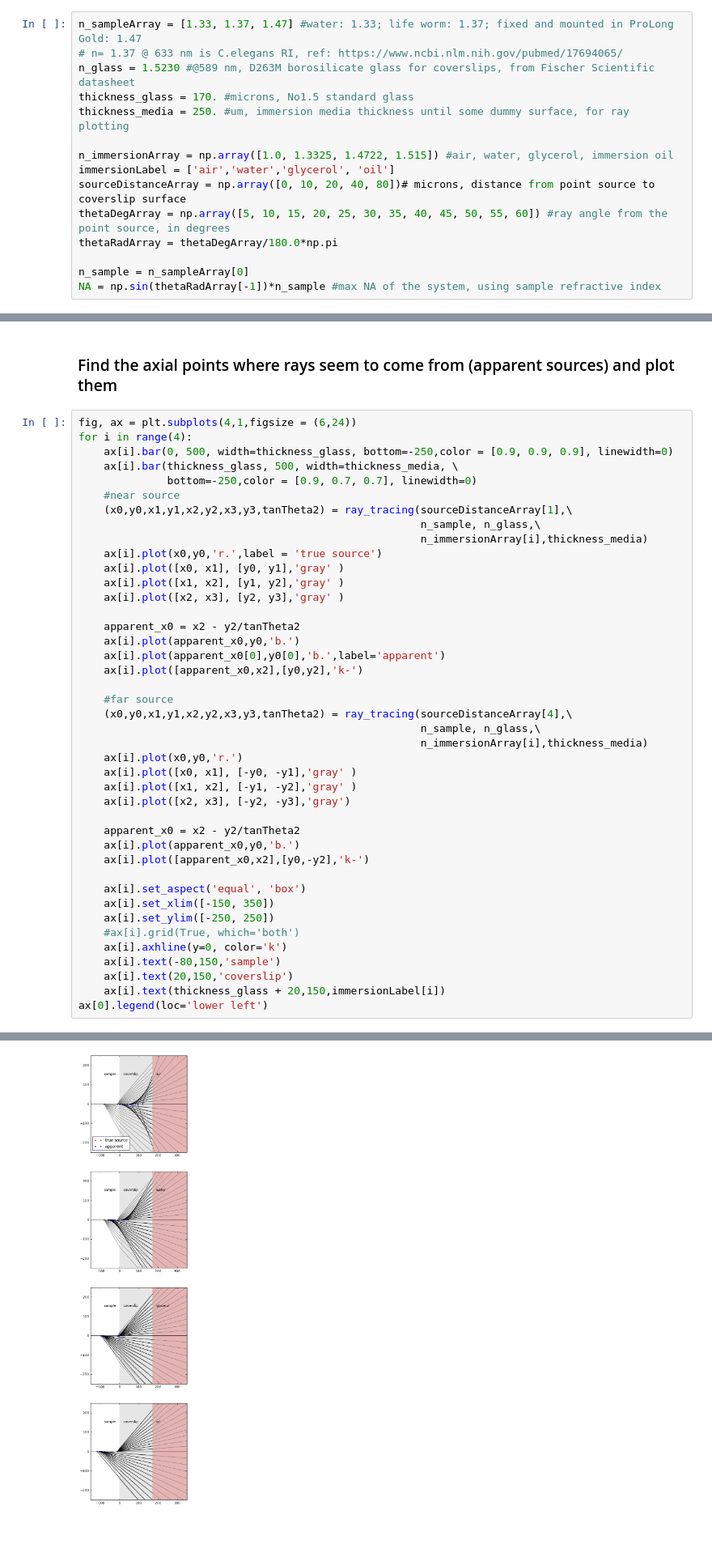
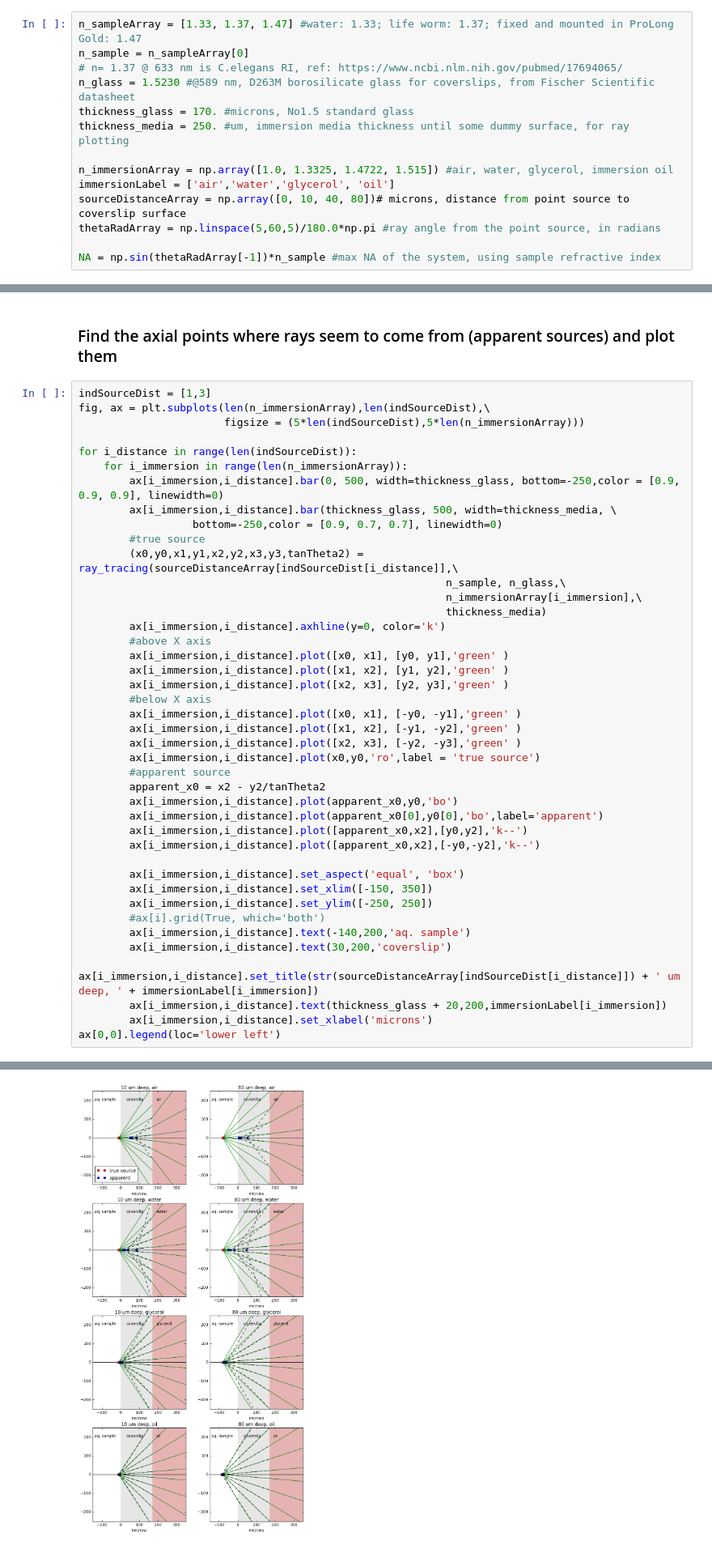
Before and after one commit to nvladimus/refractive_index_mismatch, a Jupyter notebook: coverslip_spherical_aberration_rayTracing.ipynb, the cells around one changed output, grey strips where cells are left out. Shown at 81% size. Drawn from its saved outputs; the diff is of its cells as text.

```diff
--- a/coverslip_spherical_aberration_rayTracing.ipynb
+++ b/coverslip_spherical_aberration_rayTracing.ipynb
@@ -16,6 +16,7 @@ import matplotlib.pyplot as plt
 %matplotlib inline
 # %%
 n_sampleArray = [1.33, 1.37, 1.47] #water: 1.33; life worm: 1.37; fixed and mounted in ProLong Gold: 1.47
+n_sample = n_sampleArray[0]
 # n= 1.37 @ 633 nm is C.elegans RI, ref: https://www.ncbi.nlm.nih.gov/pubmed/17694065/
 n_glass = 1.5230 #@589 nm, D263M borosilicate glass for coverslips, from Fischer Scientific datasheet
 thickness_glass = 170. #microns, No1.5 standard glass
@@ -23,11 +24,9 @@ thickness_media = 250. #um, immersion media thickness until some dummy surface,
 
 n_immersionArray = np.array([1.0, 1.3325, 1.4722, 1.515]) #air, water, glycerol, immersion oil
 immersionLabel = ['air','water','glycerol', 'oil']
-sourceDistanceArray = np.array([0, 10, 20, 40, 80])# microns, distance from point source to coverslip surface
-thetaDegArray = np.array([5, 10, 15, 20, 25, 30, 35, 40, 45, 50, 55, 60]) #ray angle from the point source, in degrees
-thetaRadArray = thetaDegArray/180.0*np.pi
+sourceDistanceArray = np.array([0, 10, 40, 80])# microns, distance from point source to coverslip surface
+thetaRadArray = np.linspace(5,60,5)/180.0*np.pi #ray angle from the point source, in radians
 
-n_sample = n_sampleArray[0]
 NA = np.sin(thetaRadArray[-1])*n_sample #max NA of the system, using sample refractive index
 # %%
 # ray tracing, sags [x], axial heights [y] and angles [thetas]
@@ -92,50 +94,50 @@ for i in range(4):
 # %% [markdown]
 ### Find the axial points where rays seem to come from (apparent sources) and plot them
 # %%
-fig, ax = plt.subplots(4,1,figsize = (6,24))
-for i in range(4):
-    ax[i].bar(0, 500, width=thickness_glass, bottom=-250,color = [0.9, 0.9, 0.9], linewidth=0)
-    ax[i].bar(thickness_glass, 500, width=thickness_media, \
-              bottom=-250,color = [0.9, 0.7, 0.7], linewidth=0)
-    #near source
-    (x0,y0,x1,y1,x2,y2,x3,y3,tanTheta2) = ray_tracing(sourceDistanceArray[1],\
-                                                      n_sample, n_glass,\
-                                                      n_immersionArray[i],thickness_media)
-    ax[i].plot(x0,y0,'r.',label = 'true source')
-    ax[i].plot([x0, x1], [y0, y1],'gray' )
-    ax[i].plot([x1, x2], [y1, y2],'gray' )
-    ax[i].plot([x2, x3], [y2, y3],'gray' )
+indSourceDist = [1,3]
+fig, ax = plt.subplots(len(n_immersionArray),len(indSourceDist),\
+                       figsize = (5*len(indSourceDist),5*len(n_immersionArray)))
 
-    apparent_x0 = x2 - y2/tanTheta2
-    ax[i].plot(apparent_x0,y0,'b.')
-    ax[i].plot(apparent_x0[0],y0[0],'b.',label='apparent')
-    ax[i].plot([apparent_x0,x2],[y0,y2],'k-')
+for i_distance in range(len(indSourceDist)):
+    for i_immersion in range(len(n_immersionArray)):
+        ax[i_immersion,i_distance].bar(0, 500, width=thickness_glass, bottom=-250,color = [0.9, 0.9, 0.9], linewidth=0)
+        ax[i_immersion,i_distance].bar(thickness_glass, 500, width=thickness_media, \
+                  bottom=-250,color = [0.9, 0.7, 0.7], linewidth=0)
+        #true source
+        (x0,y0,x1,y1,x2,y2,x3,y3,tanTheta2) = ray_tracing(sourceDistanceArray[indSourceDist[i_distance]],\
+                                                          n_sample, n_glass,\
+                                                          n_immersionArray[i_immersion],\
+                                                          thickness_media)
+        ax[i_immersion,i_distance].axhline(y=0, color='k')
+        #above X axis
+        ax[i_immersion,i_distance].plot([x0, x1], [y0, y1],'green' )
+        ax[i_immersion,i_distance].plot([x1, x2], [y1, y2],'green' )
+        ax[i_immersion,i_distance].plot([x2, x3], [y2, y3],'green' )
+        #below X axis
+        ax[i_immersion,i_distance].plot([x0, x1], [-y0, -y1],'green' )
+        ax[i_immersion,i_distance].plot([x1, x2], [-y1, -y2],'green' )
+        ax[i_immersion,i_distance].plot([x2, x3], [-y2, -y3],'green' )
+        ax[i_immersion,i_distance].plot(x0,y0,'ro',label = 'true source')
+        #apparent source
+        apparent_x0 = x2 - y2/tanTheta2
+        ax[i_immersion,i_distance].plot(apparent_x0,y0,'bo')
+        ax[i_immersion,i_distance].plot(apparent_x0[0],y0[0],'bo',label='apparent')
+        ax[i_immersion,i_distance].plot([apparent_x0,x2],[y0,y2],'k--')
+        ax[i_immersion,i_distance].plot([apparent_x0,x2],[-y0,-y2],'k--')
 
-    #far source
-    (x0,y0,x1,y1,x2,y2,x3,y3,tanTheta2) = ray_tracing(sourceDistanceArray[4],\
-                                                      n_sample, n_glass,\
-                                                      n_immersionArray[i],thickness_media)
-    ax[i].plot(x0,y0,'r.')
-    ax[i].plot([x0, x1], [-y0, -y1],'gray' )
-    ax[i].plot([x1, x2], [-y1, -y2],'gray' )
-    ax[i].plot([x2, x3], [-y2, -y3],'gray')
-
-    apparent_x0 = x2 - y2/tanTheta2
-    ax[i].plot(apparent_x0,y0,'b.')
-    ax[i].plot([apparent_x0,x2],[y0,-y2],'k-')
-
-    ax[i].set_aspect('equal', 'box')
-    ax[i].set_xlim([-150, 350])
-    ax[i].set_ylim([-250, 250])
-    #ax[i].grid(True, which='both')
-    ax[i].axhline(y=0, color='k')
-    ax[i].text(-80,150,'sample')
-    ax[i].text(20,150,'coverslip')
-    ax[i].text(thickness_glass + 20,150,immersionLabel[i])
-ax[0].legend(loc='lower left')
+        ax[i_immersion,i_distance].set_aspect('equal', 'box')
+        ax[i_immersion,i_distance].set_xlim([-150, 350])
+        ax[i_immersion,i_distance].set_ylim([-250, 250])
+        #ax[i].grid(True, which='both')
+        ax[i_immersion,i_distance].text(-140,200,'aq. sample')
+        ax[i_immersion,i_distance].text(30,200,'coverslip')
+        ax[i_immersion,i_distance].set_title(str(sourceDistanceArray[indSourceDist[i_distance]]) + ' um deep, ' + immersionLabel[i_immersion])
+        ax[i_immersion,i_distance].text(thickness_glass + 20,200,immersionLabel[i_immersion])
+        ax[i_immersion,i_distance].set_xlabel('microns')
+ax[0,0].legend(loc='lower left')
 # %% [output]
 <matplotlib.legend.Legend at 0x...>
-[figure, old version]
+[figure, new version]
 # %% [markdown]
 ### Plot the positions of true and apparent sources
 # %%
```
Also changed, not shown: parts of 3 cells of this notebook.
